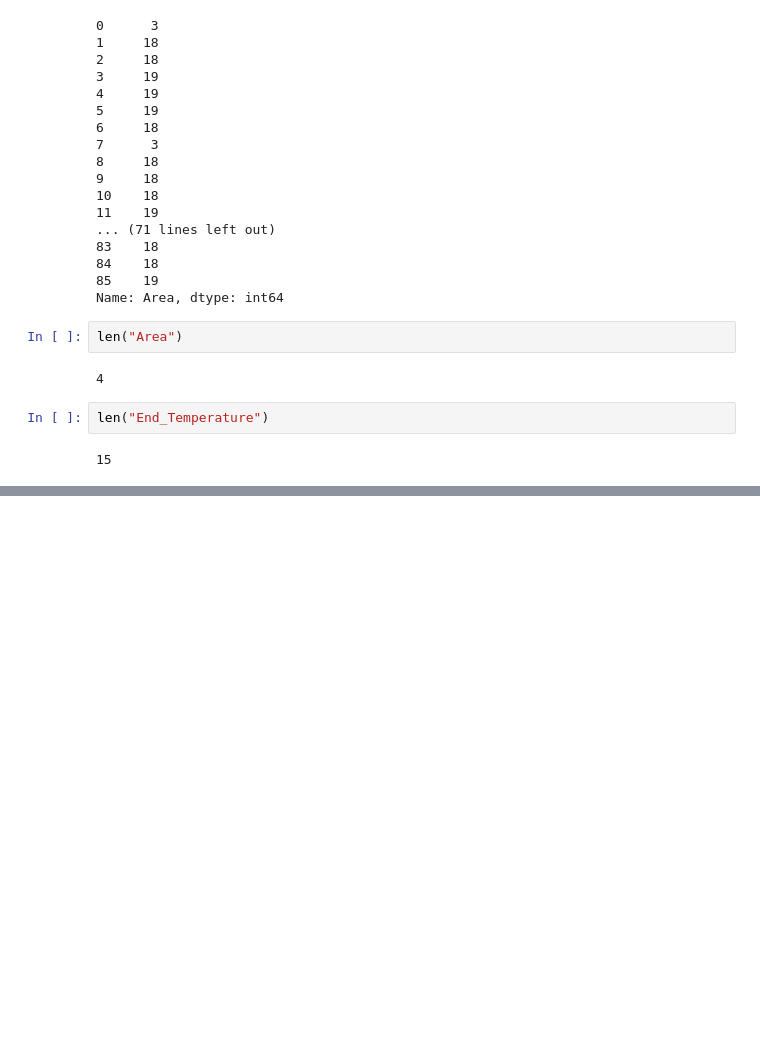
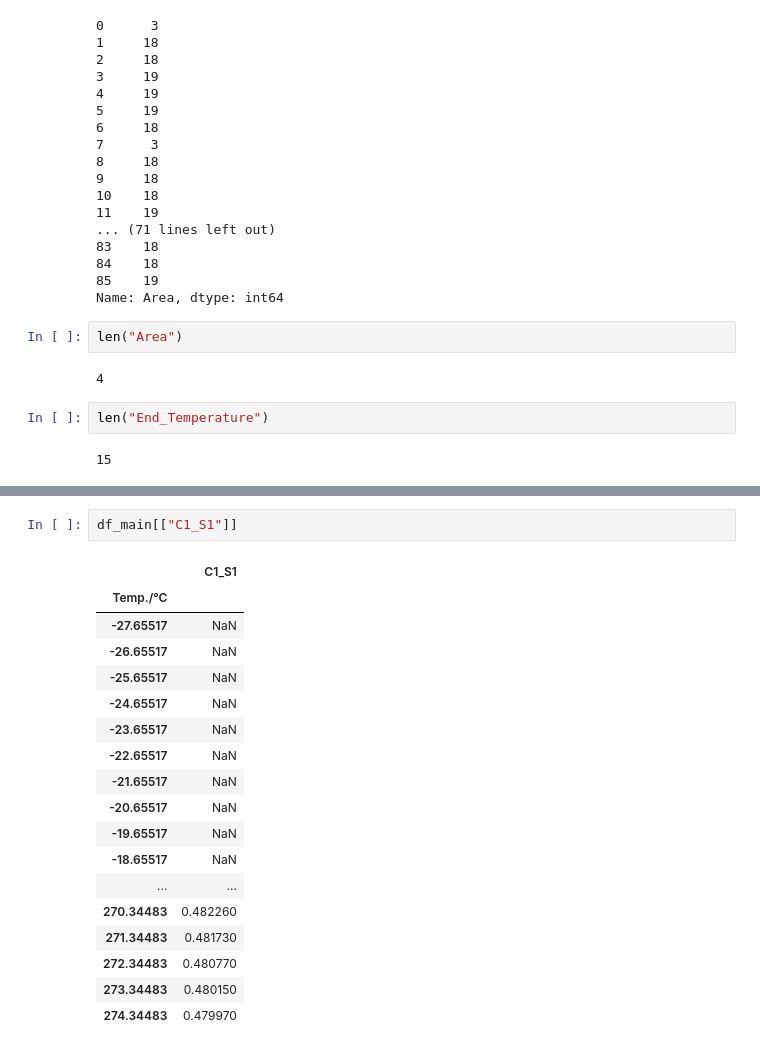
Before and after one commit to konrad-adamski/DSC_Analyzer, a Jupyter notebook: DSC_Notebooks/06_Interaktiv_Testing.ipynb, the cells around one changed output, grey strips where cells are left out. Cells and saved outputs as stored; diff of their text form; blank space fills up the shorter version.

```diff
--- a/DSC_Notebooks/06_Interaktiv_Testing.ipynb
+++ b/DSC_Notebooks/06_Interaktiv_Testing.ipynb
@@ -424,0 +452,21 @@ len("End_Temperature")
+# %%
+df_main[["C1_S1"]]
+# %% [output]
+|  | C1_S1 |
+| Temp./°C |  |
+| -27.65517 | NaN |
+| -26.65517 | NaN |
+| -25.65517 | NaN |
+| -24.65517 | NaN |
+| -23.65517 | NaN |
+| -22.65517 | NaN |
+| -21.65517 | NaN |
+| -20.65517 | NaN |
+| -19.65517 | NaN |
+| -18.65517 | NaN |
+| ... | ... |
+| 270.34483 | 0.482260 |
+| 271.34483 | 0.481730 |
+| 272.34483 | 0.480770 |
+| 273.34483 | 0.480150 |
+| 274.34483 | 0.479970 |
```
Also changed, not shown: parts of 2 cells of this notebook, 17 other files.
